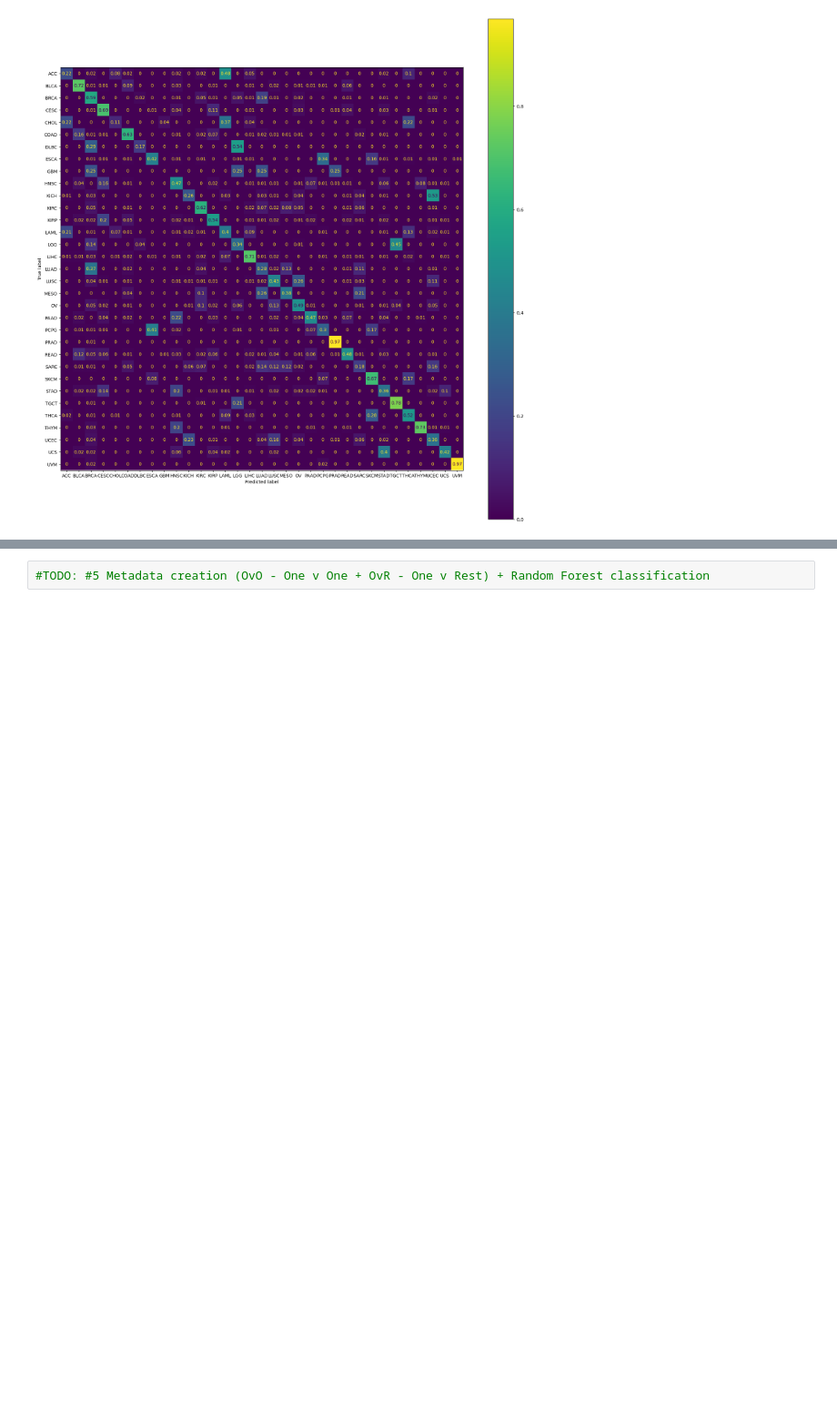
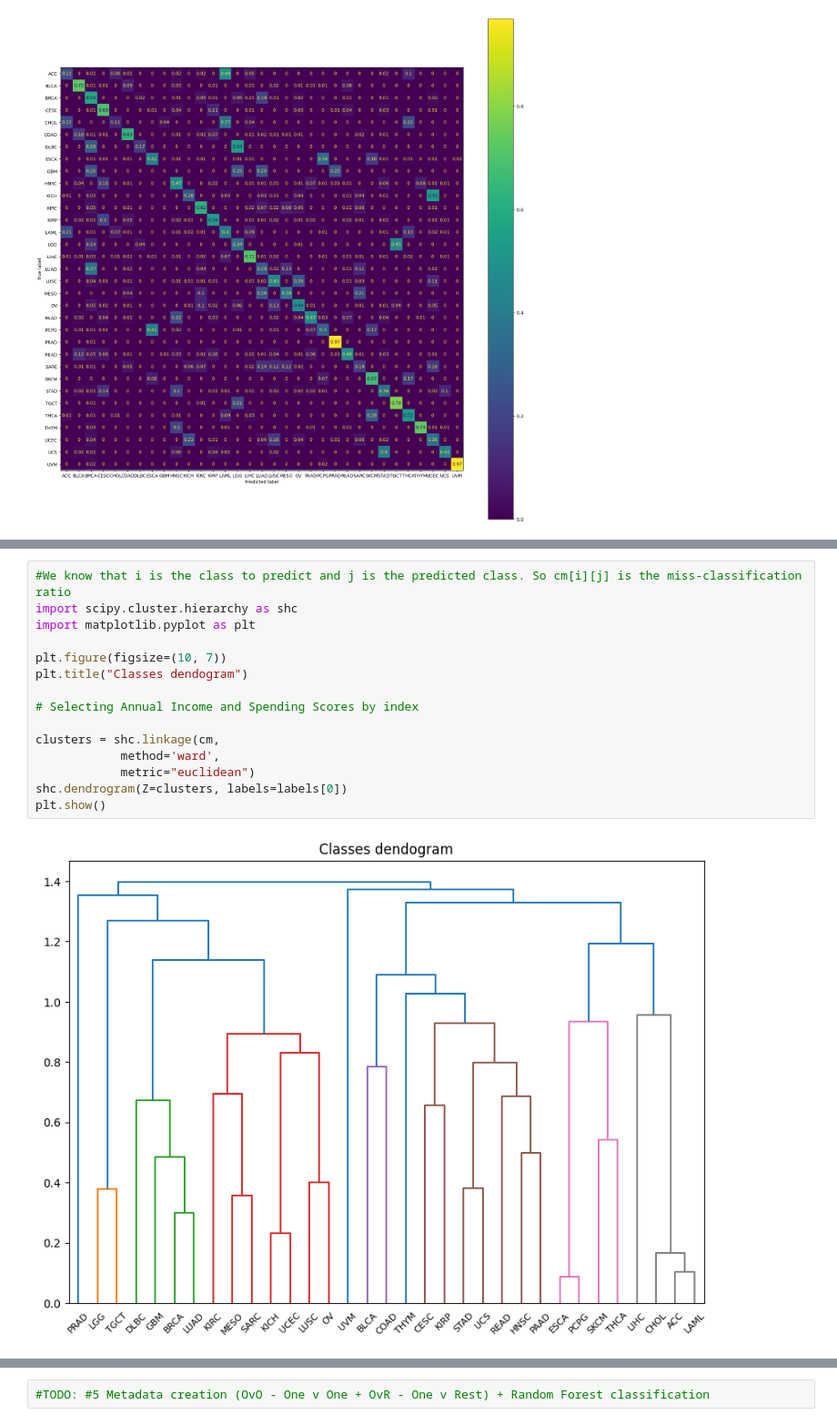
Before and after one commit to CarachinoAlessio/cancer_miRNA_classification_with_spiking_neural_network, a Jupyter notebook: representation.ipynb, the cells around one changed output, grey strips where cells are left out. Shown at 91% size. Drawn from its saved outputs; the diff is of its cells as text; blank space fills up the shorter version.

```diff
--- a/representation.ipynb
+++ b/representation.ipynb
@@ -222,0 +235,17 @@ cmp.plot(ax=ax)
+# %%
+#We know that i is the class to predict and j is the predicted class. So cm[i][j] is the miss-classification ratio
+import scipy.cluster.hierarchy as shc
+import matplotlib.pyplot as plt
+
+plt.figure(figsize=(10, 7))
+plt.title("Classes dendogram")
+
+# Selecting Annual Income and Spending Scores by index
+
+clusters = shc.linkage(cm,
+            method='ward',
+            metric="euclidean")
+shc.dendrogram(Z=clusters, labels=labels[0])
+plt.show()
+# %% [output]
+[figure, added]
```
Also changed, not shown: parts of 10 cells of this notebook.
